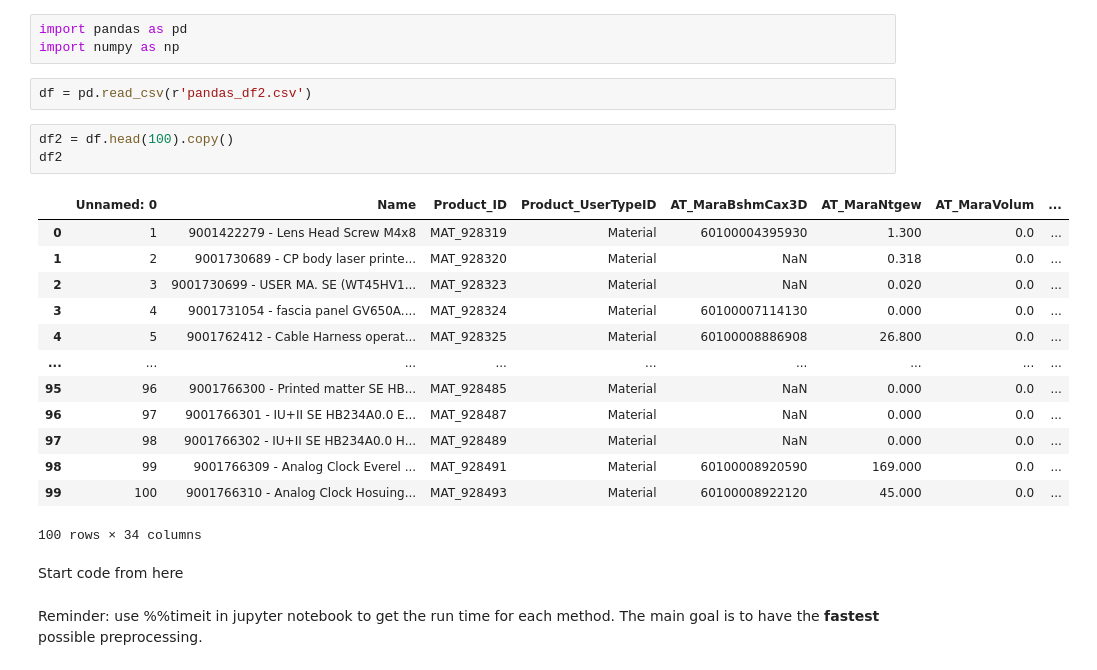
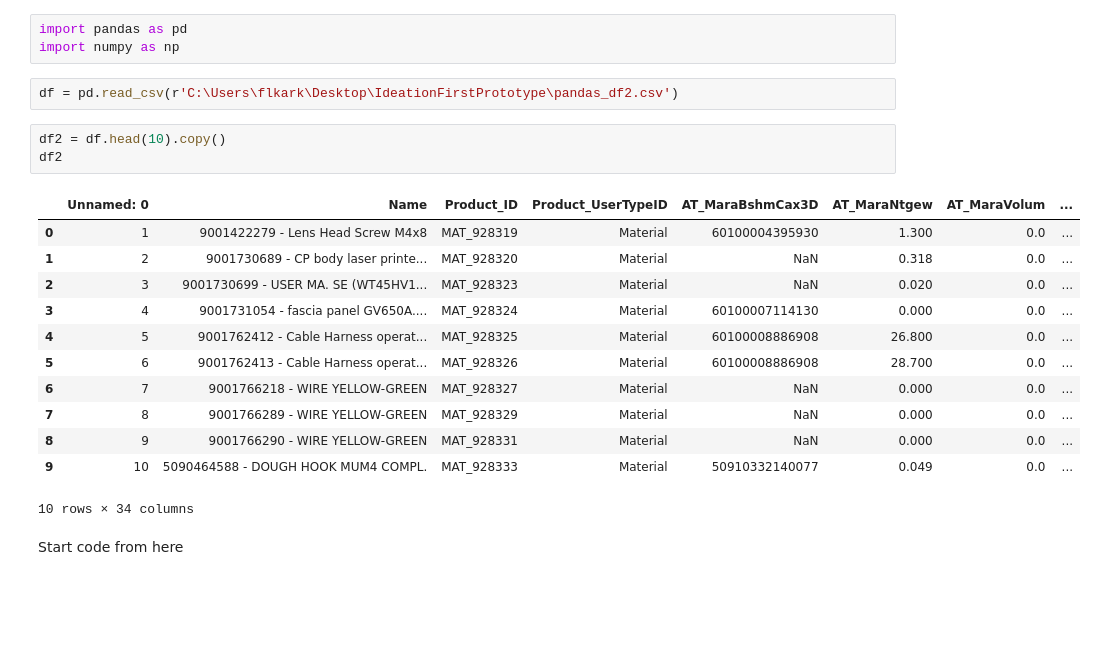
Before and after one commit to danielschulz/OMM-Innovation, a Jupyter notebook: preprocessing.ipynb, the cells around one changed output. Cells and saved outputs as stored; diff of their text form; blank space fills up the shorter version.

```diff
--- a/preprocessing.ipynb
+++ b/preprocessing.ipynb
@@ -2,25 +2,22 @@
 import pandas as pd
 import numpy as np
 # %%
-df = pd.read_csv(r'pandas_df2.csv')
+df = pd.read_csv(r'C:\Users\flkark\Desktop\IdeationFirstPrototype\pandas_df2.csv')
 # %%
-df2 = df.head(100).copy()
+df2 = df.head(10).copy()
 df2
 # %% [output]
 |  | Unnamed: 0 | Name | Product_ID | Product_UserTypeID | AT_MaraBshmCax3D | AT_MaraNtgew | AT_MaraVolum | ... |
 | 0 | 1 | 9001422279 - Lens Head Screw M4x8 | MAT_928319 | Material | 60100004395930 | 1.300 | 0.0 | ... |
 | 1 | 2 | 9001730689 - CP body laser printe... | MAT_928320 | Material | NaN | 0.318 | 0.0 | ... |
 | 2 | 3 | 9001730699 - USER MA. SE (WT45HV1... | MAT_928323 | Material | NaN | 0.020 | 0.0 | ... |
 | 3 | 4 | 9001731054 - fascia panel GV650A.... | MAT_928324 | Material | 60100007114130 | 0.000 | 0.0 | ... |
 | 4 | 5 | 9001762412 - Cable Harness operat... | MAT_928325 | Material | 60100008886908 | 26.800 | 0.0 | ... |
-| ... | ... | ... | ... | ... | ... | ... | ... | ... |
-| 95 | 96 | 9001766300 - Printed matter SE HB... | MAT_928485 | Material | NaN | 0.000 | 0.0 | ... |
-| 96 | 97 | 9001766301 - IU+II SE HB234A0.0 E... | MAT_928487 | Material | NaN | 0.000 | 0.0 | ... |
-| 97 | 98 | 9001766302 - IU+II SE HB234A0.0 H... | MAT_928489 | Material | NaN | 0.000 | 0.0 | ... |
-| 98 | 99 | 9001766309 - Analog Clock Everel ... | MAT_928491 | Material | 60100008920590 | 169.000 | 0.0 | ... |
-| 99 | 100 | 9001766310 - Analog Clock Hosuing... | MAT_928493 | Material | 60100008922120 | 45.000 | 0.0 | ... |
+| 5 | 6 | 9001762413 - Cable Harness operat... | MAT_928326 | Material | 60100008886908 | 28.700 | 0.0 | ... |
+| 6 | 7 | 9001766218 - WIRE YELLOW-GREEN | MAT_928327 | Material | NaN | 0.000 | 0.0 | ... |
+| 7 | 8 | 9001766289 - WIRE YELLOW-GREEN | MAT_928329 | Material | NaN | 0.000 | 0.0 | ... |
+| 8 | 9 | 9001766290 - WIRE YELLOW-GREEN | MAT_928331 | Material | NaN | 0.000 | 0.0 | ... |
+| 9 | 10 | 5090464588 - DOUGH HOOK MUM4 COMPL. | MAT_928333 | Material | 50910332140077 | 0.049 | 0.0 | ... |
-100 rows × 34 columns
+10 rows × 34 columns
 # %% [markdown]
 Start code from here
-# %% [markdown]
-Reminder: use %%timeit in jupyter notebook to get the run time for each method. The main goal is to have the **fastest** possible preprocessing.
```
Also changed, not shown: parts of 12 cells of this notebook.
